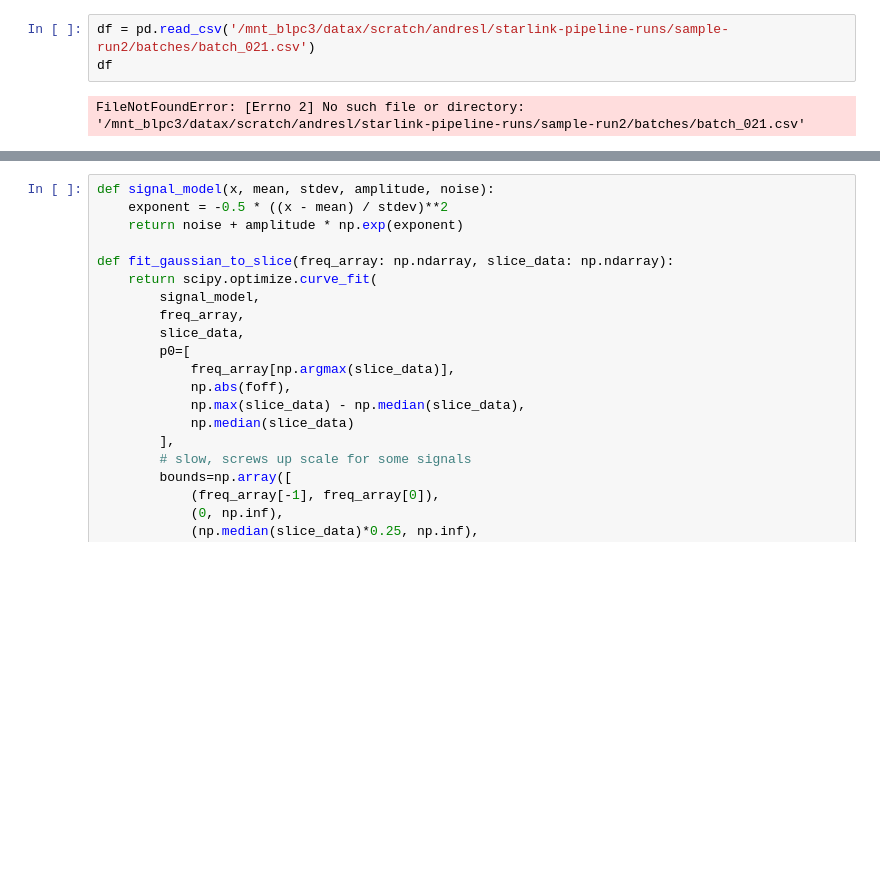
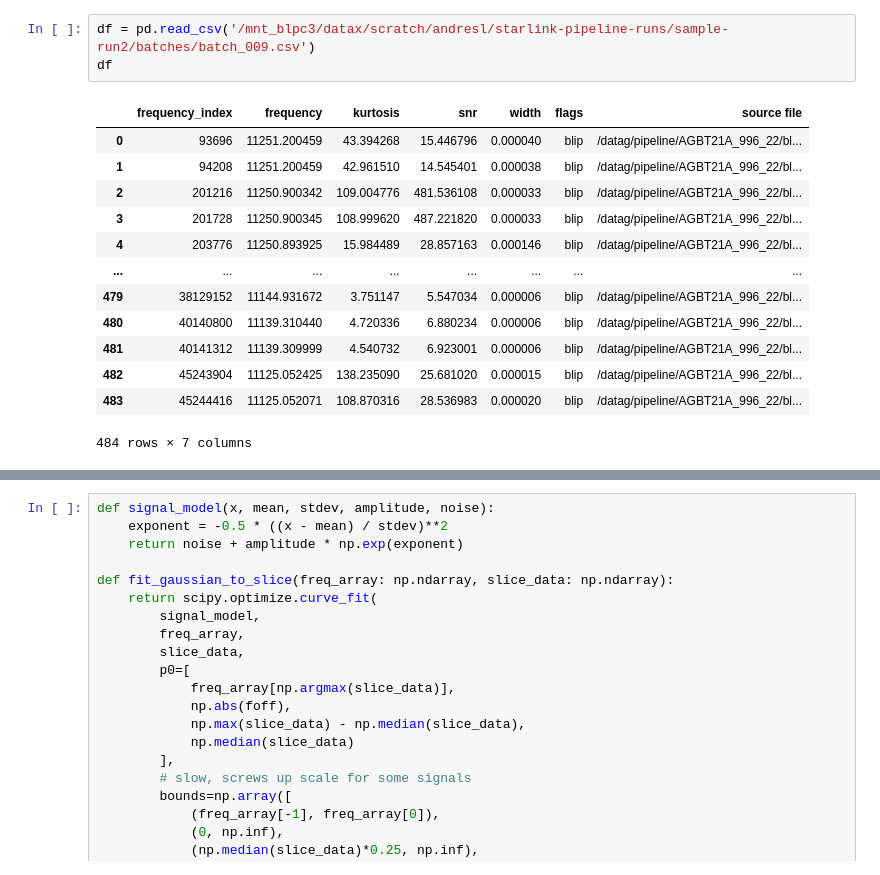
Before and after one commit to andres-luengo/bart, a Jupyter notebook: experiments/inspect_hits.ipynb, the cells around one changed output, grey strips where cells are left out. Saved outputs shown, nothing was run; the diff lists cells and outputs as text; blank space fills up the shorter version.

```diff
--- a/experiments/inspect_hits.ipynb
+++ b/experiments/inspect_hits.ipynb
@@ -14,5 +26,17 @@ import warnings
 # %%
-df = pd.read_csv('/mnt_blpc3/datax/scratch/andresl/starlink-pipeline-runs/sample-run2/batches/batch_021.csv')
+df = pd.read_csv('/mnt_blpc3/datax/scratch/andresl/starlink-pipeline-runs/sample-run2/batches/batch_009.csv')
 df
 # %% [output]
+|  | frequency_index | frequency | kurtosis | snr | width | flags | source file |
+| 0 | 93696 | 11251.200459 | 43.394268 | 15.446796 | 0.000040 | blip | /datag/pipeline/AGBT21A_996_22/bl... |
+| 1 | 94208 | 11251.200459 | 42.961510 | 14.545401 | 0.000038 | blip | /datag/pipeline/AGBT21A_996_22/bl... |
+| 2 | 201216 | 11250.900342 | 109.004776 | 481.536108 | 0.000033 | blip | /datag/pipeline/AGBT21A_996_22/bl... |
+| 3 | 201728 | 11250.900345 | 108.999620 | 487.221820 | 0.000033 | blip | /datag/pipeline/AGBT21A_996_22/bl... |
+| 4 | 203776 | 11250.893925 | 15.984489 | 28.857163 | 0.000146 | blip | /datag/pipeline/AGBT21A_996_22/bl... |
+| ... | ... | ... | ... | ... | ... | ... | ... |
+| 479 | 38129152 | 11144.931672 | 3.751147 | 5.547034 | 0.000006 | blip | /datag/pipeline/AGBT21A_996_22/bl... |
+| 480 | 40140800 | 11139.310440 | 4.720336 | 6.880234 | 0.000006 | blip | /datag/pipeline/AGBT21A_996_22/bl... |
+| 481 | 40141312 | 11139.309999 | 4.540732 | 6.923001 | 0.000006 | blip | /datag/pipeline/AGBT21A_996_22/bl... |
+| 482 | 45243904 | 11125.052425 | 138.235090 | 25.681020 | 0.000015 | blip | /datag/pipeline/AGBT21A_996_22/bl... |
+| 483 | 45244416 | 11125.052071 | 108.870316 | 28.536983 | 0.000020 | blip | /datag/pipeline/AGBT21A_996_22/bl... |
-FileNotFoundError: [Errno 2] No such file or directory: '/mnt_blpc3/datax/scratch/andresl/starlink-pipeline-runs/sample-run2/batches/batch_021.csv'
+484 rows × 7 columns
```
Also changed, not shown: parts of 12 cells of this notebook, 1 other file.
